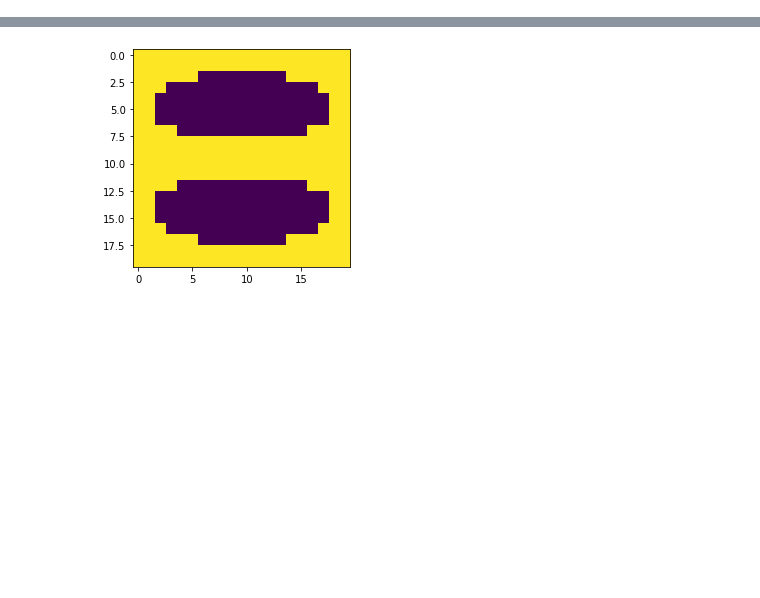
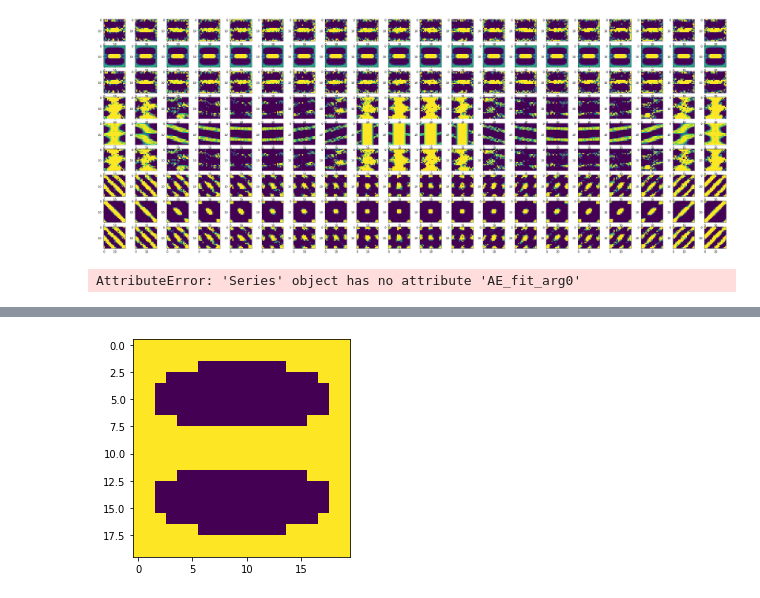
Before and after one commit to avicooper1/OOD_Orientation_Generalization, a Jupyter notebook: notebooks/network_analysis.ipynb, the cells around one changed output, grey strips where cells are left out. Saved outputs shown, nothing was run; the diff lists cells and outputs as text; code cells hidden in the pictures; blank space fills up the shorter version.

```diff
--- a/notebooks/network_analysis.ipynb
+++ b/notebooks/network_analysis.ipynb
@@ -22,0 +43,11 @@ ExpData.get_experiments(319).training_category
+# %%
+def sig(arr, x, y):
+    return np.divide(1, 1 + np.exp(((-arr) + x) * y))
+
+def argsig(arr, p, x, y):
+    return sig(np.power(arr, (p + 1) * 5), (x / 10), y)
+
+def fitted_model(arr, exp):
+    return np.maximum(argsig(arr[0], exp.AE_fit_arg0, exp.AE_fit_arg1, exp.AE_fit_arg2), argsig(arr[1], exp.AE_fit_arg3, exp.AE_fit_arg4, exp.AE_fit_arg5))
+
+pred_models = tools.get_all_generated_canonical_heatmaps()[:3]
@@ -22,0 +70,60 @@ ExpData.get_experiments(319).training_category
+# %%
+# exp = exps_frames[exps_frames.job_id == 31].iloc[0]#exps_frames.iloc[15]
+
+# heatmap = np.load(exp.eval_heatmap)
+# fitted = fitted_model(pred_models[exp.pred_model_i], exp)
+
+plt.close('all')
+
+THRESH = 0.7
+
+exps = exps_frames[:12][exps_frames.data_div == 40]
+_, axes = plt.subplots(9, 20, figsize=(40, 15))
+for x in range(3):
+    exp = exps.iloc[x]
+    h = np.nan_to_num(np.load(exp.eval_heatmap))
+    h = (h - np.mean(h)) / np.std(h)
+    # m = pred_models[exp.pred_model_i][0]#
+    # d = pred_models[exp.pred_model_i][1]#
+    m = fitted_model(pred_models[exp.pred_model_i], exp)
+    m = (m - np.mean(m)) / np.std(m)
+    # m = np.load(exps.iloc[x + 1].eval_heatmap)
+    for y in range(20):
+
+        a = [2, 0, 1][x]
+        if a == 0:
+            hp = h[y]
+            mp = m[y]
+        if a == 1:
+            hp = h[:, y]
+            mp = m[:, y]
+        else:
+            hp = h[..., y]
+            mp = m[..., y]
+            # hpd = d[..., y]
+
+        hpd = hp.copy()
+        # hpd[mp] = 0
+
+        axes[(x * 3), y].imshow(hp, norm=plt.Normalize(vmin=0, vmax=1))
+        axes[(x * 3) + 1, y].imshow(mp, norm=plt.Normalize(vmin=0, vmax=1))
+        axes[(x * 3) + 2, y].imshow(hpd, norm=plt.Normalize(vmin=0, vmax=1))
+        # axes[1,x].imshow(fitted[..., x])
+        # axes[2,x].imshow(fitted[..., x] > 0.8, norm=plt.Normalize(vmin=0, vmax=1))
+# %% [output]
+[figure, added]
+# %%
+r = range(1, 100, 2)
+scores = np.zeros((3, 4, 2, len(r)))
+thresholds = np.array(r) / 100
+
+for i, (_, group) in enumerate(exps_frames[:12].groupby('num')):
+    # fitted = np.load(group.iloc[-1].eval_heatmap)
+    fitted = fitted_model(pred_models[group.iloc[-1].pred_model_i], group.iloc[-1])
+    masks = (np.expand_dims(fitted.flatten(), axis=0) > np.expand_dims(thresholds, axis=1))
+    for j, exp in enumerate(group.itertuples()):
+        heatmap = np.load(exp.eval_heatmap)
+        scores[i, j, 0] = np.nansum(masks * heatmap.flatten()[np.newaxis, :], axis=1) / np.sum(masks, axis=1)
+        scores[i, j, 1] = np.nansum(~masks * heatmap.flatten()[np.newaxis, :], axis=1) / np.sum(~masks, axis=1)
+# %% [output]
+AttributeError: 'Series' object has no attribute 'AE_fit_arg0'
```
Also changed, not shown: parts of 34 cells of this notebook, 10 other files.
